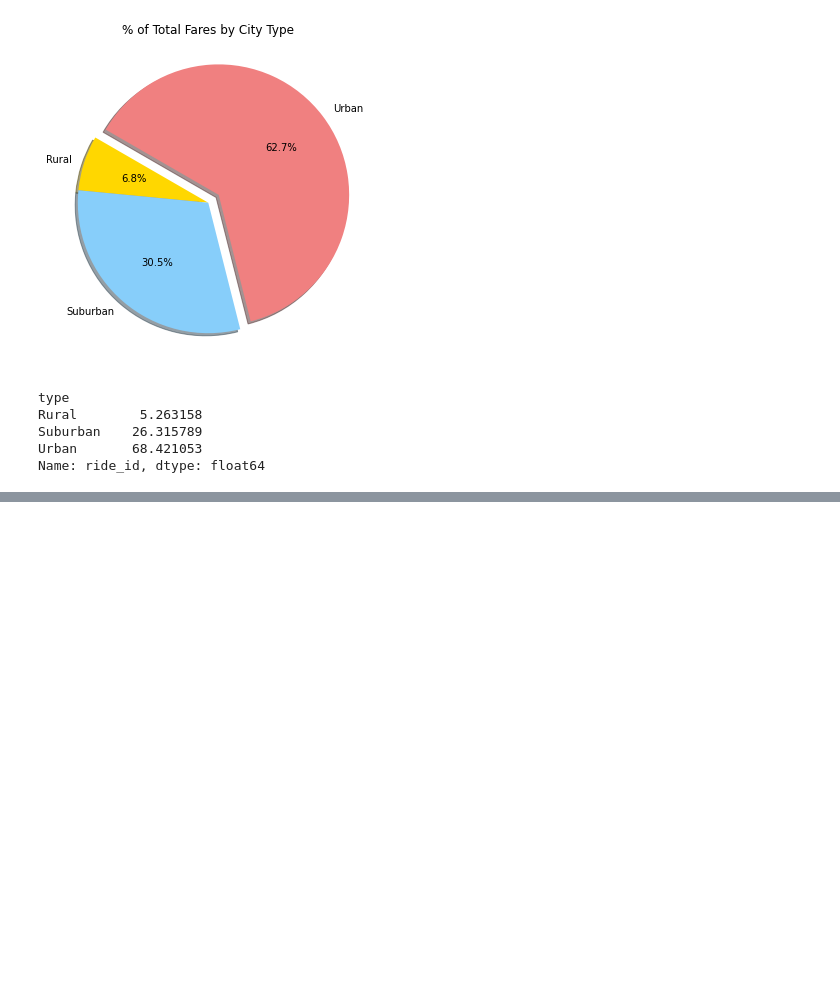
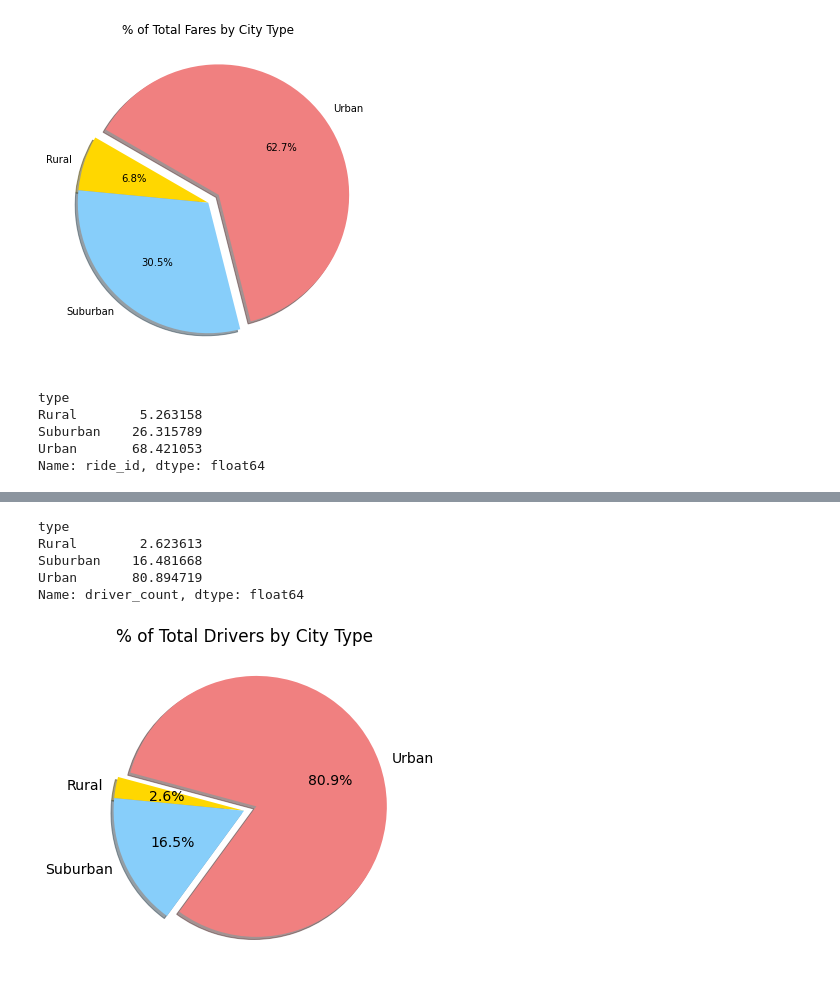
Before and after one commit to LiShanDa2021/PyBer_Analysis, a Jupyter notebook: PyBer.ipynb, the cells around one changed output, grey strips where cells are left out. Cells and saved outputs as stored; diff of their text form; code cells hidden in the pictures; blank space fills up the shorter version.

Commit message:
Added driver data by city type

```diff
--- a/PyBer.ipynb
+++ b/PyBer.ipynb
@@ -1058,0 +1070,36 @@ plt.show()
+# %%
+# Calculate the percentage of drivers for each city type.
+driver_percents = 100 * city_data_df.groupby(["type"]).sum()["driver_count"] / city_data_df["driver_count"].sum()
+driver_percents
+
+#this yields different results from the cell above. I decided to use the above cell's data because it is based off
+#the pyber dataframe which is what the other charts use. I want to be consistent.
+#I have no idea why the two data frames yield different results. Aren't they referencing the same data?
+
+#NEVERMIND, I AM GOING TO USE THIS DATA AFTER ALL BECAUSE IT GENERATES THE PIE CHART THAT LOOKS LIKE THE ONE IN
+#MODULE 5.7.2
+# %% [output]
+type
+Rural        2.623613
+Suburban    16.481668
+Urban       80.894719
+Name: driver_count, dtype: float64
+# %%
+# create pie chart to display DRIVER data by city type
+plt.subplots(figsize=(10,6))
+plt.pie(driver_percents,
+        labels=['Rural', 'Suburban', 'Urban'],
+       colors=['gold', 'lightskyblue', 'lightcoral'],
+       explode=(0,0,0.1),
+        autopct='%1.1f%%',
+        shadow=True,
+        startangle=165
+       )
+plt.title("% of Total Drivers by City Type")
+#change font size
+mpl.rcParams['font.size'] = 14
+#save
+plt.savefig('analysis/Fig7.png')
+plt.show()
+# %% [output]
+[figure, added]
```
Also changed, not shown: parts of 5 cells of this notebook, 1 other file.
